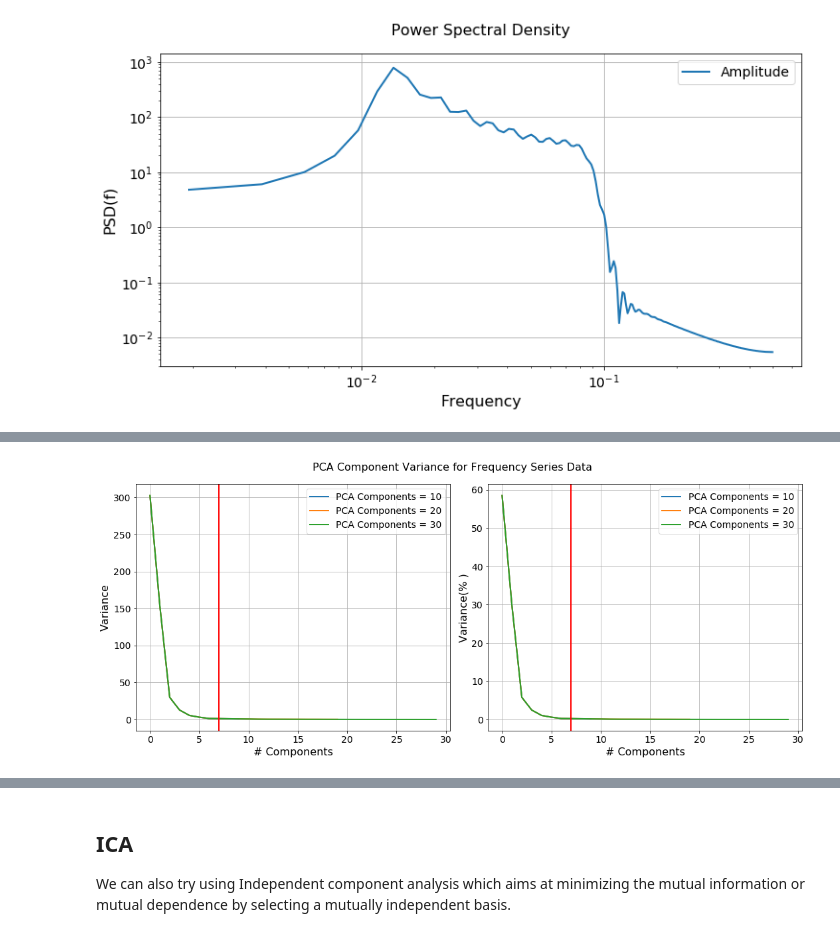
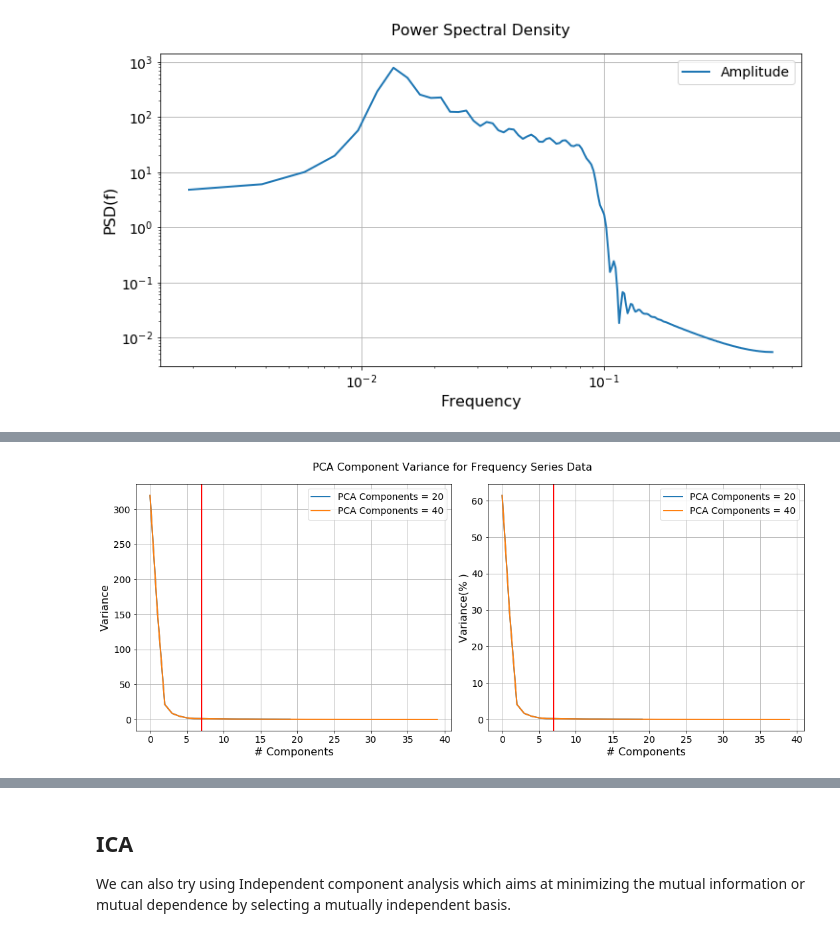
Before and after one commit to bkhamesra/GW-MLClassification, a Jupyter notebook: Scripts/Bhavesh/Notebook1-FeatureSelection.ipynb, the cells around one changed output, grey strips where cells are left out. Drawn from its saved outputs; the diff is of its cells as text; code cells hidden in the pictures.

```diff
--- a/Scripts/Bhavesh/Notebook1-FeatureSelection.ipynb
+++ b/Scripts/Bhavesh/Notebook1-FeatureSelection.ipynb
@@ -541,39 +583,43 @@ Wall time: 2.69 s
 # %%
 %%time
-#PCA_Analysis(data_train,y_train)
+
+# PCA - Variance analysis for frequency series data
 
 clf = PCA(svd_solver='full')
 scores, pct_var, var = [], [], []
-numcomp = np.arange(2,40,2)
+numcomp = np.array((20,40))
 
 fig, (ax1, ax2) = plt.subplots(1,2, figsize=(15,6))
 
 
 for n in numcomp:
+
+    #Apply PCA
     clf.n_components = n
     transformed_data = clf.fit_transform(data_train_hf)
 
+    #Compute variance
     pct_var = 100.*clf.explained_variance_ratio_
     var = clf.explained_variance_
 
-    if n%10==0:
-        ax1.plot(range(0, n), var[0:], label='PCA Components = %d'%n)
-        ax1.set_xlabel('# Components')
-        ax1.set_ylabel('Variance')
-        ax1.legend()
-        ax1.axvline(7)
+    #Plot the results
+    ax1.plot(range(0, n), var[0:], label='PCA Components = %d'%n)
+    ax1.set_xlabel('# Components')
+    ax1.set_ylabel('Variance')
+    ax1.legend()
+    ax1.axvline(7)
 
-        ax2.plot(range(0,n), pct_var[0:], label='PCA Components = %d'%n)
-        ax2.set_xlabel('# Components')
-        ax2.set_ylabel('Variance(% )')
-        ax2.axvline(7)
-        ax2.legend()
+    ax2.plot(range(0,n), pct_var[0:], label='PCA Components = %d'%n)
+    ax2.set_xlabel('# Components')
+    ax2.set_ylabel('Variance(% )')
+    ax2.axvline(7)
+    ax2.legend()
 
-        plt.tight_layout()
+    plt.tight_layout()
 
 fig.suptitle('PCA Component Variance for Frequency Series Data', y=1.05, fontsize=16)
 plt.show()
 #plt.savefig("Figures/PCA_AllbutFirstComp.png")
 plt.close()
 # %% [output]
-[figure, old version]
+[figure, new version]
```
Also changed, not shown: parts of 16 cells of this notebook, 2 other files.
